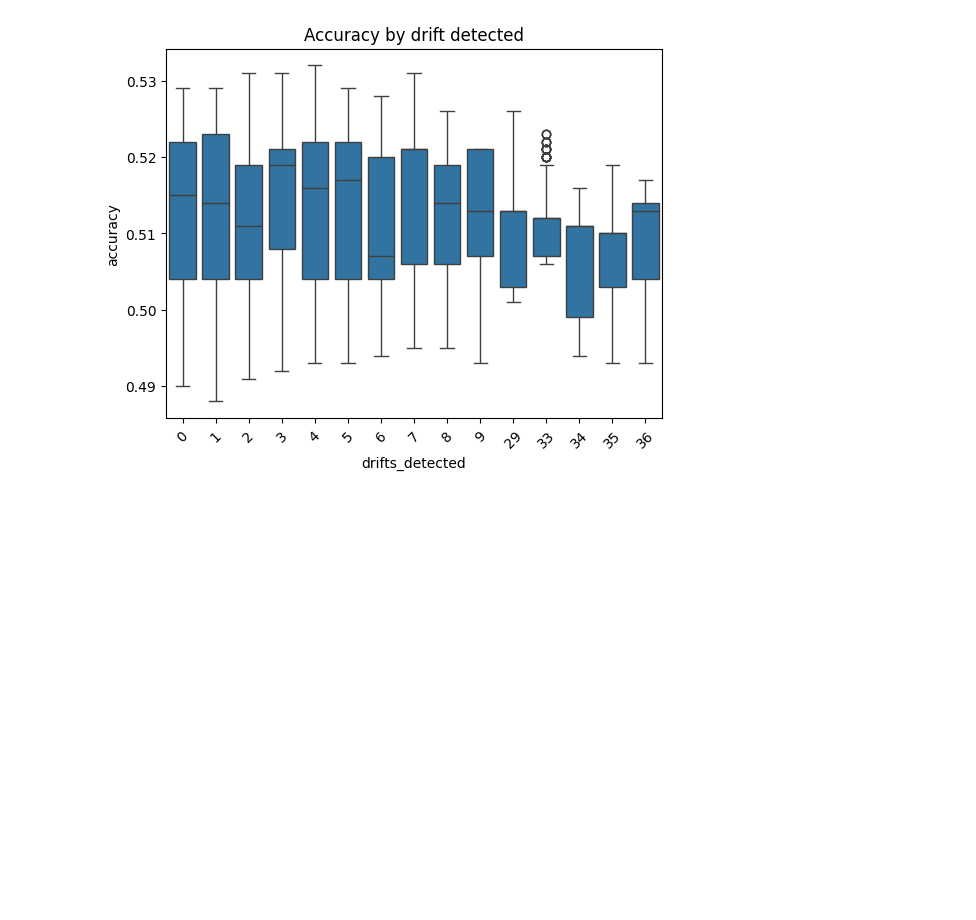
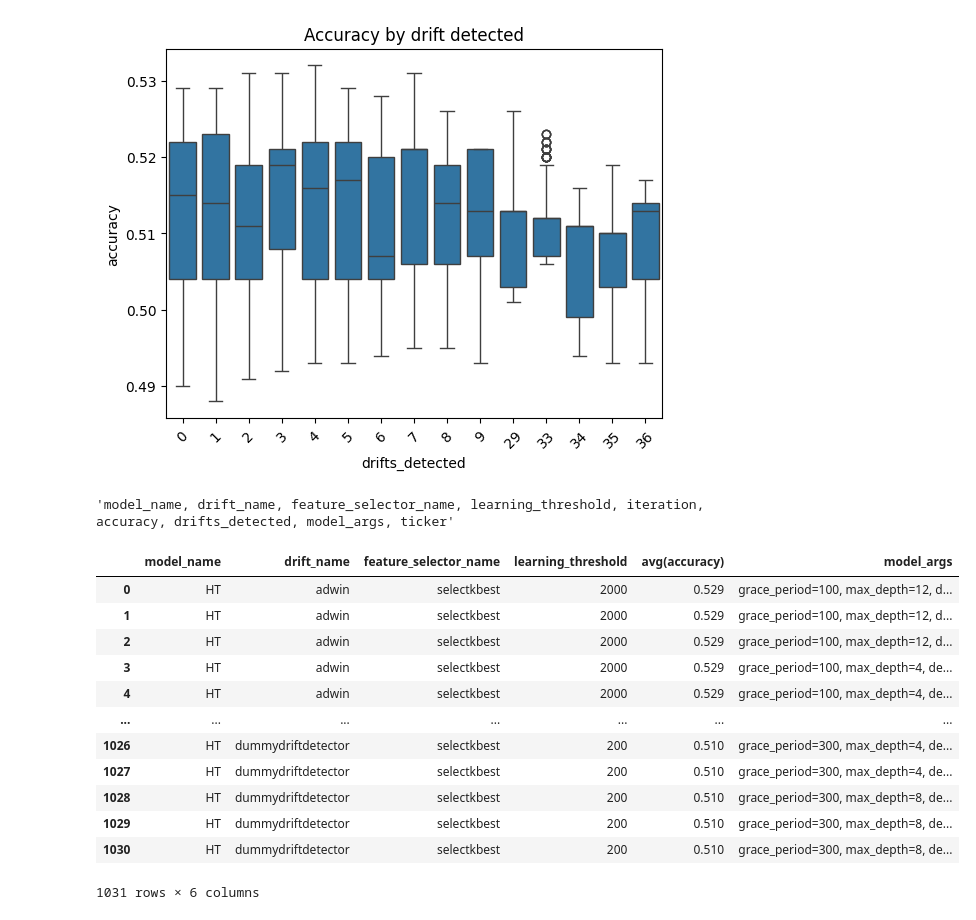
Before and after one commit to wiktorzakmateusz/data_stream_stocks, a Jupyter notebook: Stock_Data_Classification_results_analysis.ipynb, the cells around one changed output. Saved outputs shown, nothing was run; the diff lists cells and outputs as text; code cells hidden in the pictures; blank space fills up the shorter version.

Commit message:
results_df correction and analysis ipynb update 	modified:   Stock_Data_Classification_results_analysis.ipynb 	modified:   results_df.csv

```diff
--- a/Stock_Data_Classification_results_analysis.ipynb
+++ b/Stock_Data_Classification_results_analysis.ipynb
@@ -116,12 +116,13 @@ def model_overview(model_name, args_limit=10, to_latex=False):
 
     model_args_comparison = sqldf('''
 
-        select model_args, avg(drifts_detected), avg(accuracy), max(accuracy)
+        select model_args, learning_threshold, drift_name, avg(drifts_detected), avg(accuracy), max(accuracy)
 
         from results_df
         where model_name = '{model_name}'
+        --and drift_name != 'dummydriftdetector'
 
-        group by model_args
+        group by model_args, learning_threshold, drift_name
         order by avg(accuracy) desc
     '''.format(model_name=model_name)
     )
@@ -132,7 +133,7 @@ def model_overview(model_name, args_limit=10, to_latex=False):
         )
     args_df = pd.json_normalize(param_dicts)
     model_args_comparison = pd.concat([args_df,
-                                       model_args_comparison.loc[:,['avg(drifts_detected)', 'avg(accuracy)', 'max(accuracy)']]], axis=1)
+                                       model_args_comparison.loc[:,['learning_threshold', 'drift_name',  'avg(drifts_detected)', 'avg(accuracy)', 'max(accuracy)']]], axis=1)
 
     model_args_comparison = pd.concat([model_args_comparison.iloc[:args_limit//2,:],
                                        model_args_comparison.iloc[-args_limit//2:,:]])
@@ -141,7 +142,11 @@ def model_overview(model_name, args_limit=10, to_latex=False):
         # print("\n% Drift Comparison Table - {model_name}".format(model_name=model_name))
         # print(drift_comparison.to_latex(index=False, float_format="%.3f").replace('_', r'\_'))
         print("\n% Model Args Comparison Table - {model_name}".format(model_name=model_name))
-
+        model_args_comparison.rename(columns={'learning_threshold': 'LT',
+                                              'avg(drifts_detected)': 'avg(drifts)',
+                                              'drift_name': 'drift',
+                                              'avg(accuracy)': 'avg(acc)',
+                                              'max(accuracy)': 'max(acc)'}, inplace=True)
         latex_model_args = "\\begin{table}[ht]\n" + \
                             model_args_comparison.to_latex(index=False, float_format="%.3f").replace('_', r'\_') + \
                             f"\\caption{{Model Args Comparison Table - {model_name} ({args_limit//2} best and worst)}}\n\\end{{table}}"
@@ -152,5 +157,5 @@ def model_overview(model_name, args_limit=10, to_latex=False):
         display(model_args_comparison)
 
 for model_name in results_df['model_name'].unique().tolist():
-    model_overview(model_name, 10, False)
+    model_overview(model_name, 14, True)
 # %% [output]
@@ -227,3 +192,30 @@ plt.xticks(rotation=45)
 plt.show()
 # %% [output]
 [figure]
+# %%
+', '.join(results_df.columns.tolist())
+# %% [output]
+'model_name, drift_name, feature_selector_name, learning_threshold, iteration, accuracy, drifts_detected, model_args, ticker'
+# %%
+sqldf('''
+
+select model_name, drift_name, feature_selector_name, learning_threshold, avg(accuracy), model_args
+from results_df
+where model_name = 'HT'
+group by model_name, drift_name, feature_selector_name, learning_threshold, accuracy,  model_args
+order by accuracy desc
+''')
+# %% [output]
+|  | model_name | drift_name | feature_selector_name | learning_threshold | avg(accuracy) | model_args |
+| 0 | HT | adwin | selectkbest | 2000 | 0.529 | grace_period=100, max_depth=12, d... |
+| 1 | HT | adwin | selectkbest | 2000 | 0.529 | grace_period=100, max_depth=12, d... |
+| 2 | HT | adwin | selectkbest | 2000 | 0.529 | grace_period=100, max_depth=12, d... |
+| 3 | HT | adwin | selectkbest | 2000 | 0.529 | grace_period=100, max_depth=4, de... |
+| 4 | HT | adwin | selectkbest | 2000 | 0.529 | grace_period=100, max_depth=4, de... |
+| ... | ... | ... | ... | ... | ... | ... |
+| 1026 | HT | dummydriftdetector | selectkbest | 200 | 0.510 | grace_period=300, max_depth=4, de... |
+| 1027 | HT | dummydriftdetector | selectkbest | 200 | 0.510 | grace_period=300, max_depth=4, de... |
+| 1028 | HT | dummydriftdetector | selectkbest | 200 | 0.510 | grace_period=300, max_depth=8, de... |
+| 1029 | HT | dummydriftdetector | selectkbest | 200 | 0.510 | grace_period=300, max_depth=8, de... |
+| 1030 | HT | dummydriftdetector | selectkbest | 200 | 0.510 | grace_period=300, max_depth=8, de... |
+1031 rows × 6 columns
```
Also changed, not shown: parts of 6 cells of this notebook, 1 other file.
